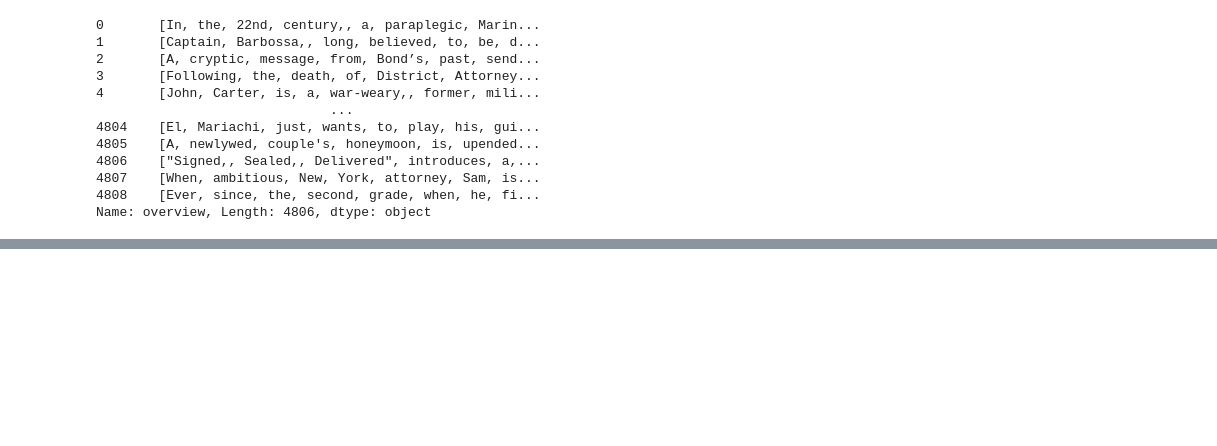
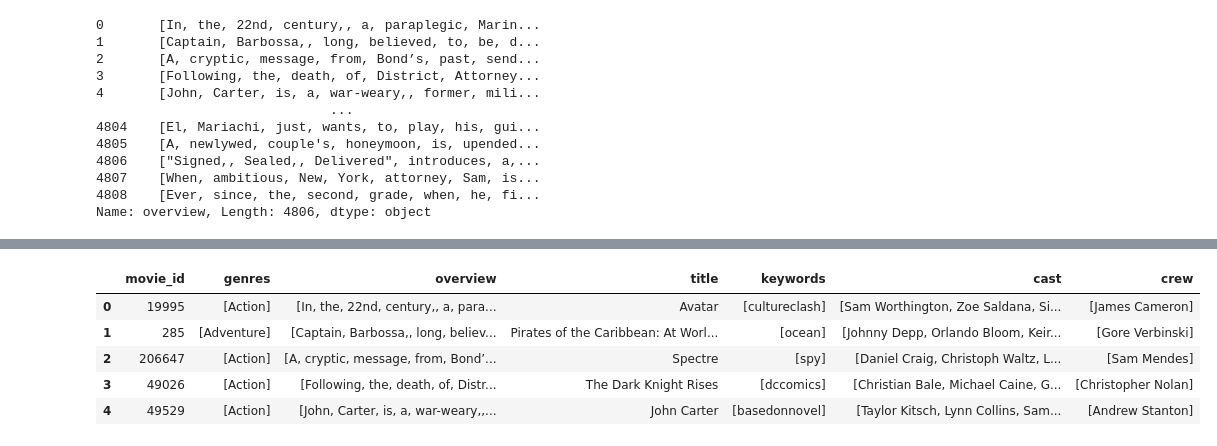
Before and after one commit to amannnn-10/FilmJunction, a Jupyter notebook: Movie_Recommendation_system.ipynb, the cells around one changed output, grey strips where cells are left out. Saved outputs shown, nothing was run; the diff lists cells and outputs as text; code cells hidden in the pictures; blank space fills up the shorter version.

```diff
--- a/Movie_Recommendation_system.ipynb
+++ b/Movie_Recommendation_system.ipynb
@@ -273,0 +289,2 @@ movies.head()
+# %%
+movies['genres']=movies['genres'].apply(lambda x: [i.replace(" ", "") for i in x] if x is not None else [])
@@ -273,0 +302,9 @@ movies.head()
+# %%
+movies.head()
+# %% [output]
+|  | movie_id | genres | overview | title | keywords | cast | crew |
+| 0 | 19995 | [Action] | [In, the, 22nd, century,, a, para... | Avatar | [cultureclash] | [Sam Worthington, Zoe Saldana, Si... | [James Cameron] |
+| 1 | 285 | [Adventure] | [Captain, Barbossa,, long, believ... | Pirates of the Caribbean: At Worl... | [ocean] | [Johnny Depp, Orlando Bloom, Keir... | [Gore Verbinski] |
+| 2 | 206647 | [Action] | [A, cryptic, message, from, Bond’... | Spectre | [spy] | [Daniel Craig, Christoph Waltz, L... | [Sam Mendes] |
+| 3 | 49026 | [Action] | [Following, the, death, of, Distr... | The Dark Knight Rises | [dccomics] | [Christian Bale, Michael Caine, G... | [Christopher Nolan] |
+| 4 | 49529 | [Action] | [John, Carter, is, a, war-weary,,... | John Carter | [basedonnovel] | [Taylor Kitsch, Lynn Collins, Sam... | [Andrew Stanton] |
```
Also changed, not shown: parts of 41 cells of this notebook.
